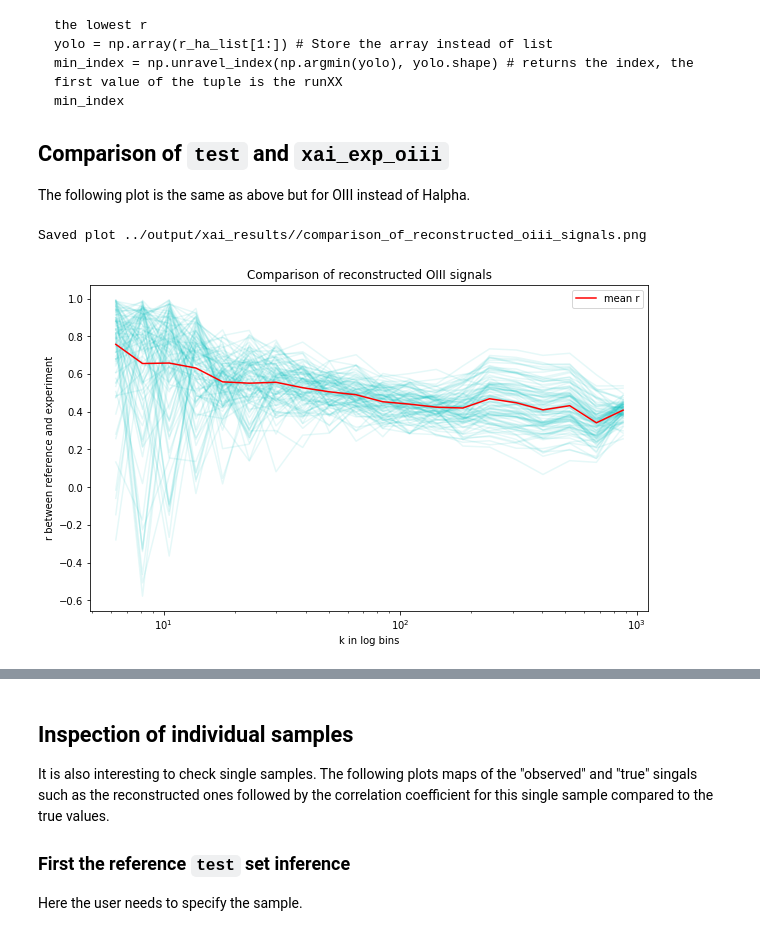
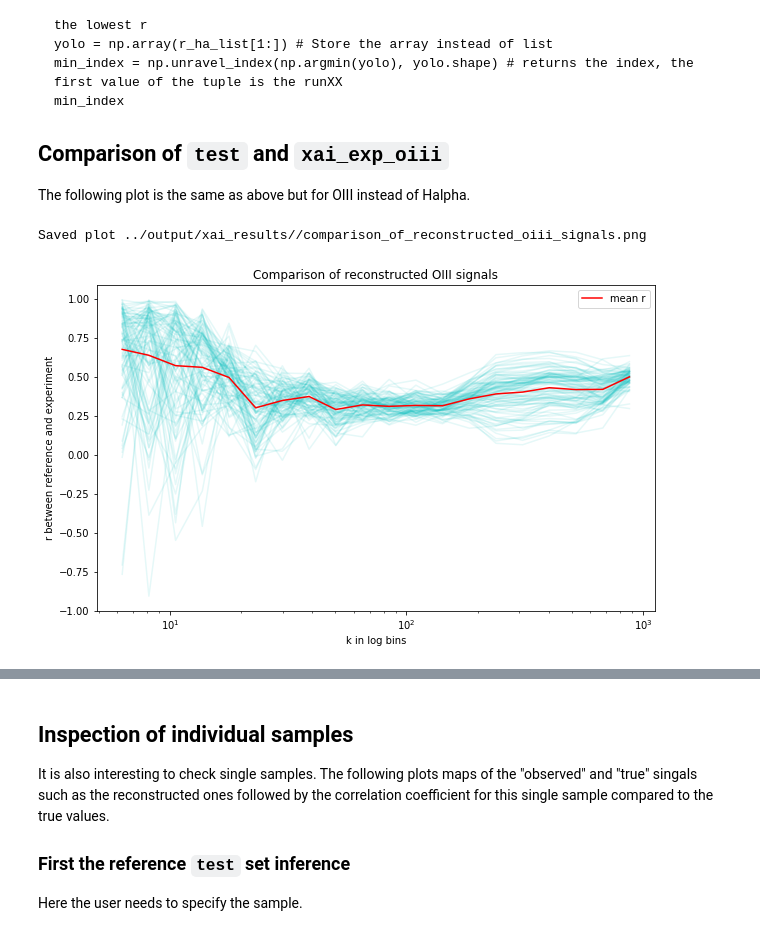
Before and after one commit to knmoriwaki/IM2IM, a Jupyter notebook: explain/xai_analysis_single_signal.ipynb, the cells around one changed output, grey strips where cells are left out. Drawn from its saved outputs; the diff is of its cells as text; code cells hidden in the pictures.

Commit message:
Only minor changes due to plotting the latest training runs

```diff
--- a/explain/xai_analysis_single_signal.ipynb
+++ b/explain/xai_analysis_single_signal.ipynb
@@ -26,7 +26,11 @@ Here user input is needed.
 The directory `base_output_dir` points to where the output of the GAN model is stored. The list `names` contains the experiment names and the `results_dir` directory points to where the user wants to save the plots.
 When developing this notebook, the test set included 100 data samples, reflected in the numer `nrun = 100`, but if the users whishes to test on a smaller number of samples to increase the speed of the notebook it can be reduced.
 # %%
-base_output_dir = "../output/" # Meanwhile I have my own output directory with GAN results
+output_dir = "../output/"
+orig_gan = "original_GAN_xai_experiments"
+aug_gan = "augmented_data_pix2pix_2_bs4_ep1_lambda1000_vanilla"
+ori_output_dir = os.path.join(output_dir, orig_gan)
+aug_output_dir = os.path.join(output_dir, aug_gan)
 names = ['test', 'xai_exp_ha', 'xai_exp_oiii' ]
 results_dir = "../output/xai_results/"
 nrun = 100
@@ -56,8 +57,8 @@ min_index
 ## Comparison of `test` and `xai_exp_oiii`
 The following plot is the same as above but for OIII instead of Halpha.
 # %%
-r_mix_list, r_ha_list, r_oiii_list = compare_exp_testset(base_output_dir, names[0], names[2])
+r_mix_list, r_ha_list, r_oiii_list = compare_exp_testset(aug_output_dir, names[0], names[2])
 plot_all_r_vs_k(r_oiii_list, results_dir, title="Comparison of reconstructed OIII signals")
 # %% [output]
 Saved plot ../output/xai_results//comparison_of_reconstructed_oiii_signals.png
-[figure, old version]
+[figure, new version]
```
Also changed, not shown: parts of 5 cells of this notebook, 1 other file.
